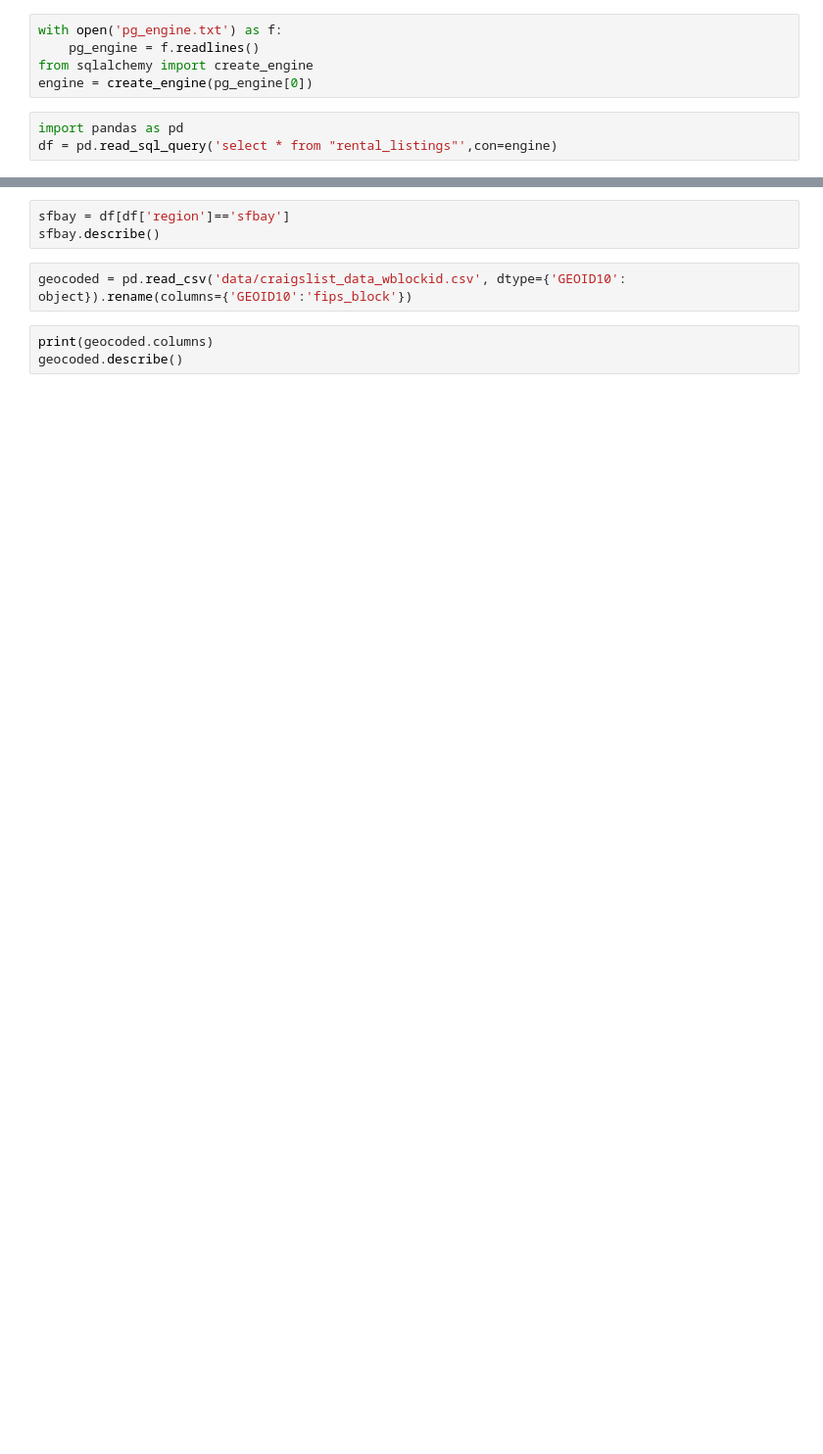
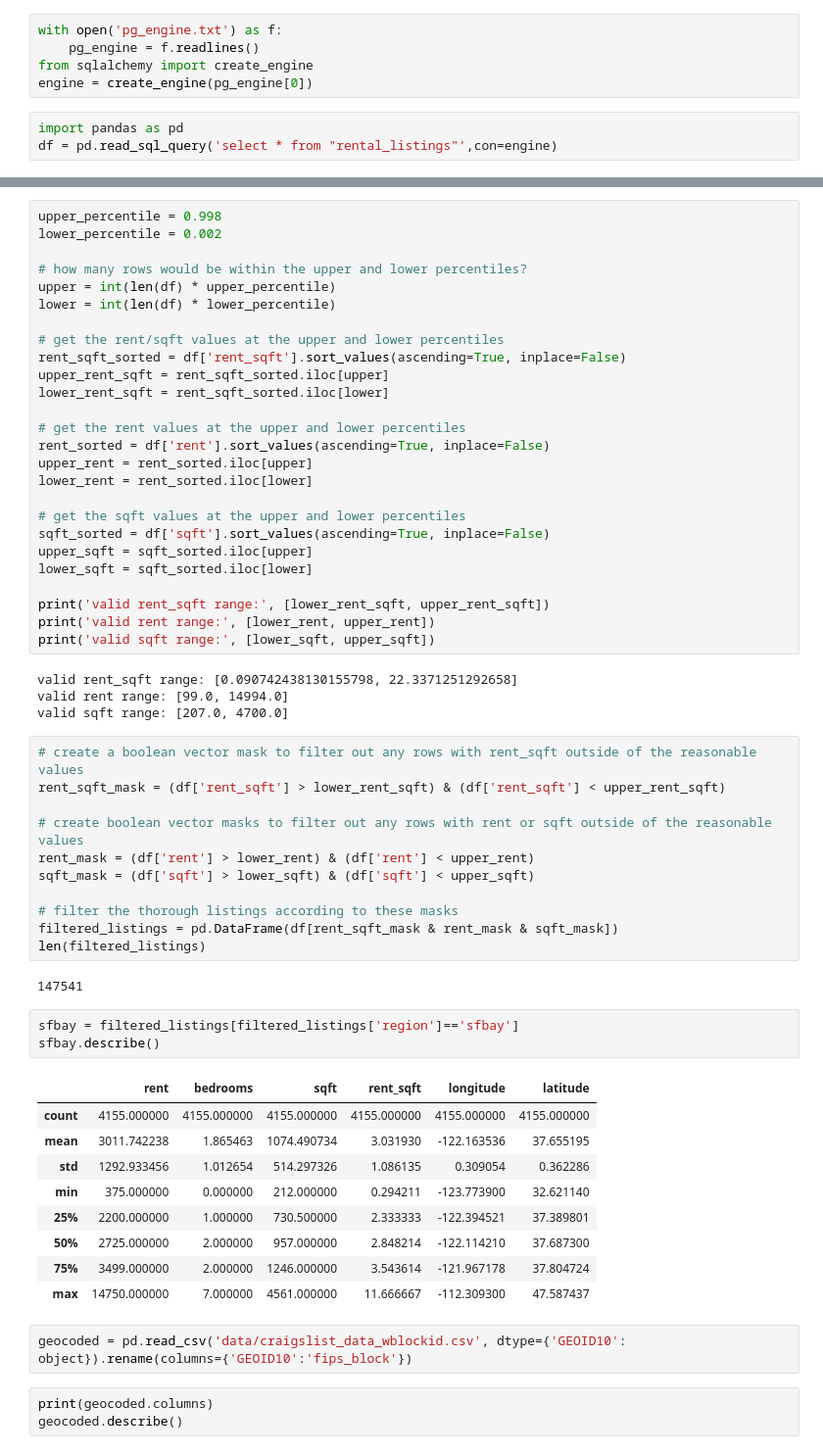
Before and after one commit to ual/rental-listings, a Jupyter notebook: new_rents.ipynb, the cells around one changed output, grey strips where cells are left out. Shown: that part at 98% size. Drawn from its saved outputs; the diff is of its cells as text; blank space fills up the shorter version.

Commit message:
added outlier filters, compared to 2014 listings, added datashader maps

```diff
--- a/new_rents.ipynb
+++ b/new_rents.ipynb
@@ -35,7 +35,60 @@ dtype: object
 | max | 1.400135e+07 | 9.000000 | 999000.000000 | 30003.500000 | 0.000000 | 165.383045 |
+# %%
+upper_percentile = 0.998
+lower_percentile = 0.002
+
+# how many rows would be within the upper and lower percentiles?
+upper = int(len(df) * upper_percentile)
+lower = int(len(df) * lower_percentile)
+
+# get the rent/sqft values at the upper and lower percentiles
+rent_sqft_sorted = df['rent_sqft'].sort_values(ascending=True, inplace=False)
+upper_rent_sqft = rent_sqft_sorted.iloc[upper]
+lower_rent_sqft = rent_sqft_sorted.iloc[lower]
+
+# get the rent values at the upper and lower percentiles
+rent_sorted = df['rent'].sort_values(ascending=True, inplace=False)
+upper_rent = rent_sorted.iloc[upper]
+lower_rent = rent_sorted.iloc[lower]
+
+# get the sqft values at the upper and lower percentiles
+sqft_sorted = df['sqft'].sort_values(ascending=True, inplace=False)
+upper_sqft = sqft_sorted.iloc[upper]
+lower_sqft = sqft_sorted.iloc[lower]
+
+print('valid rent_sqft range:', [lower_rent_sqft, upper_rent_sqft])
+print('valid rent range:', [lower_rent, upper_rent])
+print('valid sqft range:', [lower_sqft, upper_sqft])
+# %% [output]
+valid rent_sqft range: [0.090742438130155798, 22.3371251292658]
+valid rent range: [99.0, 14994.0]
+valid sqft range: [207.0, 4700.0]
+# %%
+# create a boolean vector mask to filter out any rows with rent_sqft outside of the reasonable values
+rent_sqft_mask = (df['rent_sqft'] > lower_rent_sqft) & (df['rent_sqft'] < upper_rent_sqft)
+
+# create boolean vector masks to filter out any rows with rent or sqft outside of the reasonable values
+rent_mask = (df['rent'] > lower_rent) & (df['rent'] < upper_rent)
+sqft_mask = (df['sqft'] > lower_sqft) & (df['sqft'] < upper_sqft)
+
+# filter the thorough listings according to these masks
+filtered_listings = pd.DataFrame(df[rent_sqft_mask & rent_mask & sqft_mask])
+len(filtered_listings)
+# %% [output]
+147541
 # %%
-sfbay = df[df['region']=='sfbay']
+sfbay = filtered_listings[filtered_listings['region']=='sfbay']
 sfbay.describe()
+# %% [output]
+|  | rent | bedrooms | sqft | rent_sqft | longitude | latitude |
+| count | 4155.000000 | 4155.000000 | 4155.000000 | 4155.000000 | 4155.000000 | 4155.000000 |
+| mean | 3011.742238 | 1.865463 | 1074.490734 | 3.031930 | -122.163536 | 37.655195 |
+| std | 1292.933456 | 1.012654 | 514.297326 | 1.086135 | 0.309054 | 0.362286 |
+| min | 375.000000 | 0.000000 | 212.000000 | 0.294211 | -123.773900 | 32.621140 |
+| 25% | 2200.000000 | 1.000000 | 730.500000 | 2.333333 | -122.394521 | 37.389801 |
+| 50% | 2725.000000 | 2.000000 | 957.000000 | 2.848214 | -122.114210 | 37.687300 |
+| 75% | 3499.000000 | 2.000000 | 1246.000000 | 3.543614 | -121.967178 | 37.804724 |
+| max | 14750.000000 | 7.000000 | 4561.000000 | 11.666667 | -112.309300 | 47.587437 |
 # %%
 geocoded = pd.read_csv('data/craigslist_data_wblockid.csv', dtype={'GEOID10': object}).rename(columns={'GEOID10':'fips_block'})
 # %%
```
Also changed, not shown: parts of 8 cells of this notebook.
